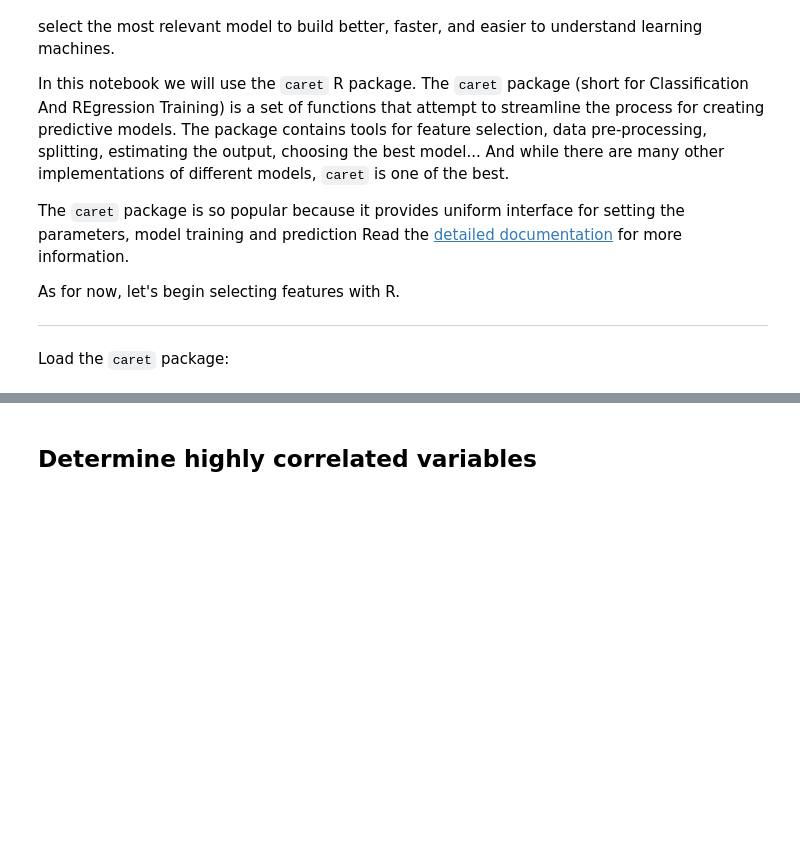
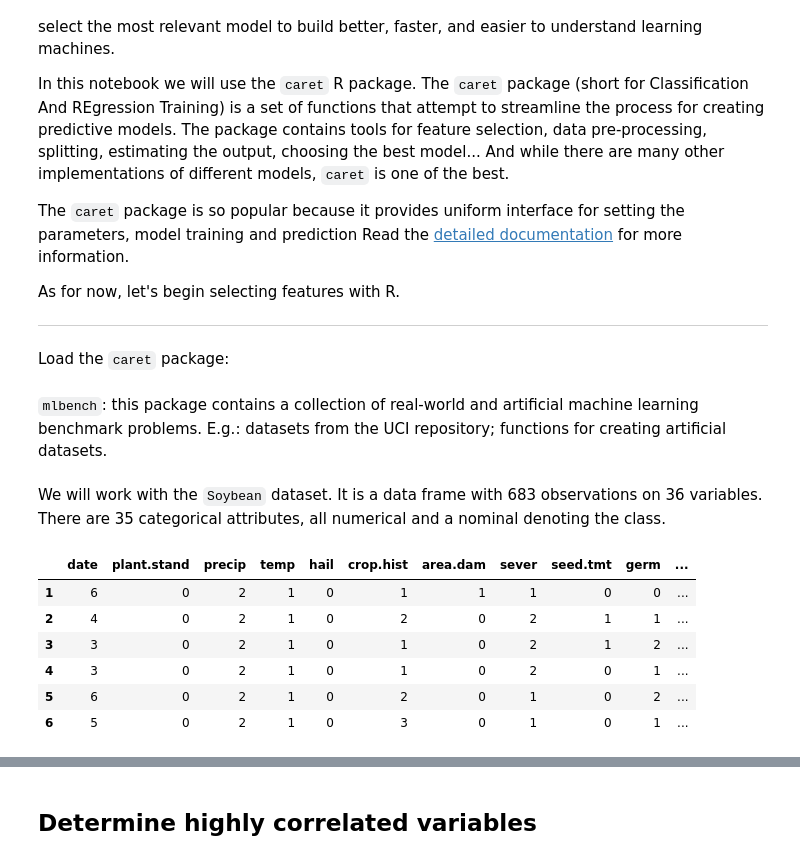
Before and after one commit to demidovakatya/notebooks, a Jupyter notebook: r_caret_feature_selection.ipynb, the cells around one changed output, grey strips where cells are left out. Cells and saved outputs as stored; diff of their text form; code cells hidden in the pictures; blank space fills up the shorter version.

```diff
--- a/r_caret_feature_selection.ipynb
+++ b/r_caret_feature_selection.ipynb
@@ -16,5 +16,23 @@ As for now, let's begin selecting features with R.
 Load the `caret` package:
 # %%
 library(caret)
+# %% [markdown]
+`mlbench`: this package contains a collection of real-world and artificial machine learning benchmark problems. E.g.: datasets  from the UCI repository; functions for creating artificial datasets.
 # %%
 library(mlbench)
+# %% [markdown]
+We will work with the `Soybean` dataset. It is a data frame with 683 observations on 36 variables. There are 35 categorical attributes, all numerical and a nominal denoting the class.
+# %%
+data(Soybean)
+
+# Let's look at the variables...
+head(Soybean[,-1])
+# head(summary(Soybean[, -1]))
+# %% [output]
+|  | date | plant.stand | precip | temp | hail | crop.hist | area.dam | sever | seed.tmt | germ | ... |
+| 1 | 6 | 0 | 2 | 1 | 0 | 1 | 1 | 1 | 0 | 0 | ... |
+| 2 | 4 | 0 | 2 | 1 | 0 | 2 | 0 | 2 | 1 | 1 | ... |
+| 3 | 3 | 0 | 2 | 1 | 0 | 1 | 0 | 2 | 1 | 2 | ... |
+| 4 | 3 | 0 | 2 | 1 | 0 | 1 | 0 | 2 | 0 | 1 | ... |
+| 5 | 6 | 0 | 2 | 1 | 0 | 2 | 0 | 1 | 0 | 2 | ... |
+| 6 | 5 | 0 | 2 | 1 | 0 | 3 | 0 | 1 | 0 | 1 | ... |
```
Also changed, not shown: parts of 26 cells of this notebook.
